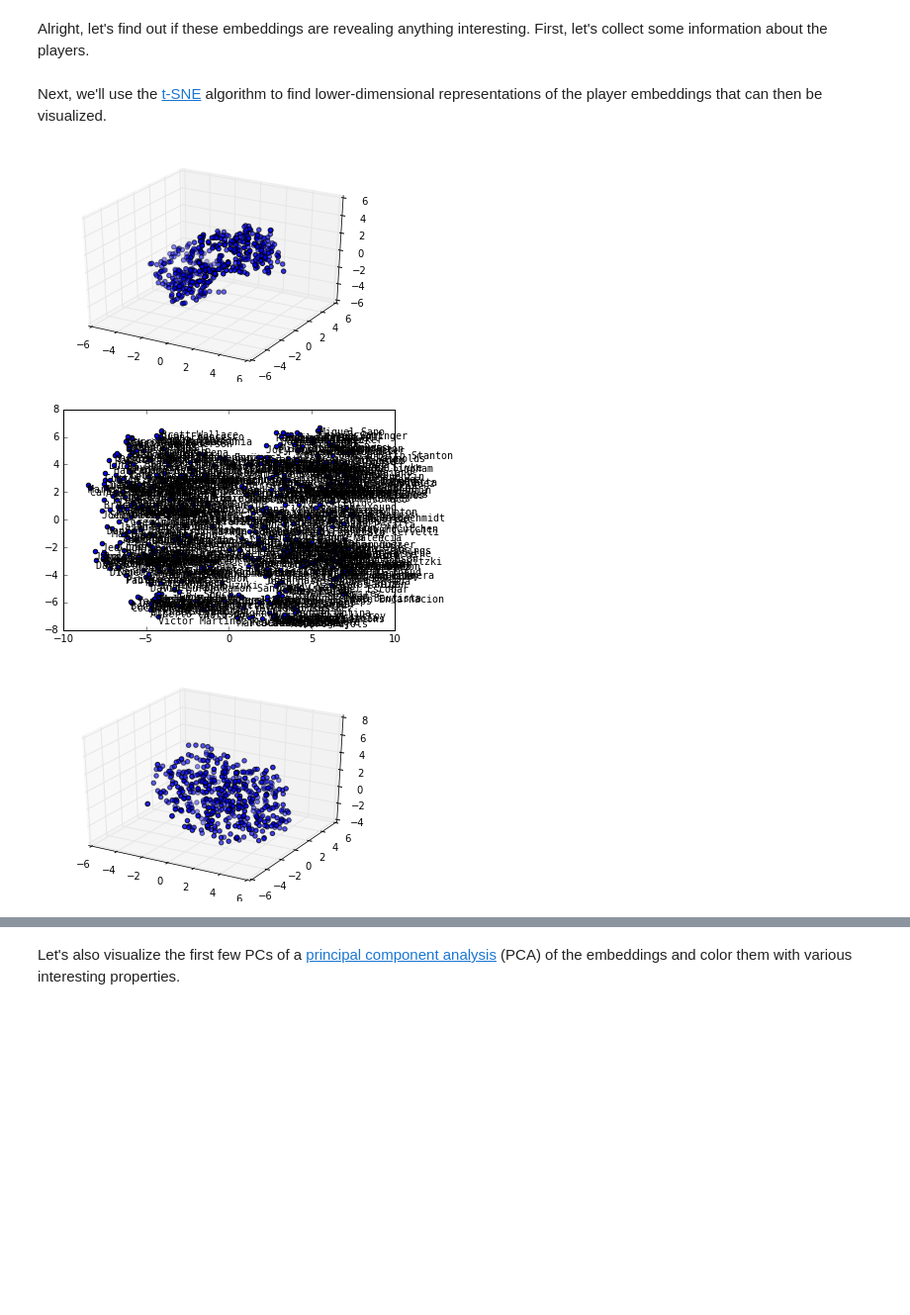
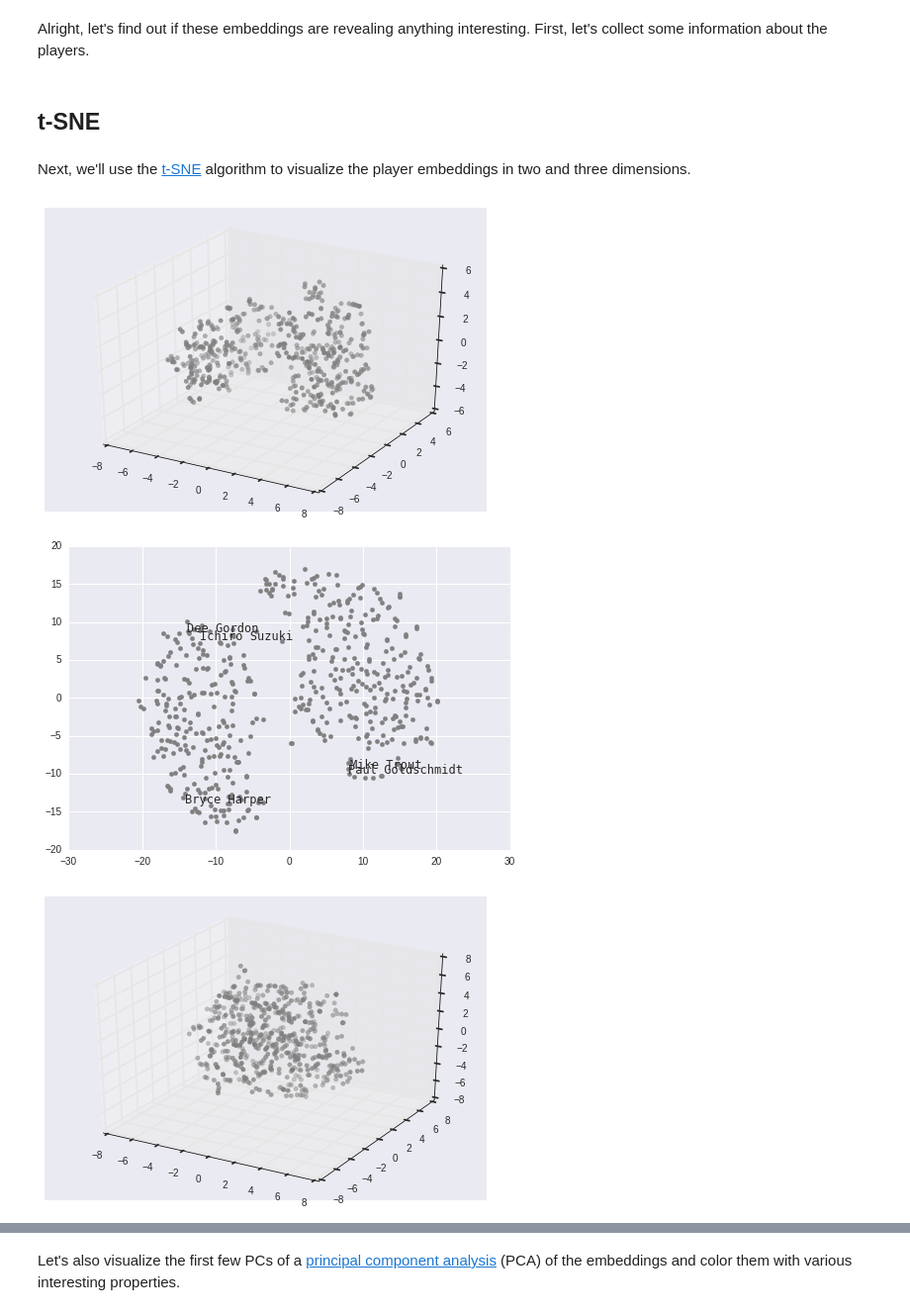
Before and after one commit to airalcorn2/batter-pitcher-2vec, a Jupyter notebook: batter_pitcher_2vec.ipynb, the cells around one changed output, grey strips where cells are left out. Shown at 99% size. Cells and saved outputs as stored; diff of their text form; code cells hidden in the pictures; blank space fills up the shorter version.

```diff
--- a/batter_pitcher_2vec.ipynb
+++ b/batter_pitcher_2vec.ipynb
@@ -303,15 +389,12 @@ Having trained the model, let's go ahead and fetch the distributed representatio
 # %%
 from keras import backend
 
-get_batter_vec = backend.function([batter_embed.input], batter_embed.output)
-get_pitcher_vec = backend.function([pitcher_embed.input], pitcher_embed.output)
+get_batter_vec = backend.function([batter_idx], batter_embed)
+get_pitcher_vec = backend.function([pitcher_idx], pitcher_embed)
 
-batter_vecs = [get_batter_vec([np.array([[i]])]) for i in range(NUM_BATTERS)]
-pitcher_vecs = [get_pitcher_vec([np.array([[i]])]) for i in range(NUM_PITCHERS)]
-
-# Get distributed representation of players.
-batter_vecs = np.array(batter_vecs).reshape((NUM_BATTERS, VEC_SIZE))
-pitcher_vecs = np.array(pitcher_vecs).reshape((NUM_PITCHERS, VEC_SIZE))
+# Retrieve distributed representation of players.
+batter_vecs = get_batter_vec([np.array(range(NUM_BATTERS)).reshape((NUM_BATTERS, 1))])
+pitcher_vecs = get_pitcher_vec([np.array(range(NUM_PITCHERS)).reshape((NUM_PITCHERS, 1))])
 player_vecs = {"batter": batter_vecs, "pitcher": pitcher_vecs}
 # %% [markdown]
 Alright, let's find out if these embeddings are revealing anything interesting. First, let's collect some information about the players.
@@ -333,48 +416,63 @@ for data_file in data_files:
             position = parts[6]
             player_data[player_id] = {"name": name, "batting_hand": batting_hand,
                                       "throwing_hand": throwing_hand, "position": position}
+# %% [markdown]
+## t-SNE
 # %% [markdown]
-Next, we'll use the [t-SNE](https://en.wikipedia.org/wiki/T-distributed_stochastic_neighbor_embedding) algorithm to find lower-dimensional representations of the player embeddings that can then be visualized.
+Next, we'll use the [t-SNE](https://en.wikipedia.org/wiki/T-distributed_stochastic_neighbor_embedding) algorithm to visualize the player embeddings in two and three dimensions.
 # %%
-import matplotlib.pyplot as plt
-
 from mpl_toolkits.mplot3d import Axes3D
 from sklearn.manifold import TSNE
 
 NUM_PLAYERS = {"batter": NUM_BATTERS, "pitcher": NUM_PITCHERS}
 
 
 def run_tsne(player_type):
+    """Run a t-SNE on the player embeddings.
+
+    :param player_type:
+    :return:
+    """
     player_names = []
     for i in range(NUM_PLAYERS[player_type]):
         player_id = categories[player_type][i]
         player_names.append(player_data[player_id]["name"])
 
-    tsne = TSNE(n_components = 3, learning_rate = 100)
+    params = {"batter": {"perplexity": 20, "learning_rate": 200, "init": "pca"},
+              "pitcher": {"perplexity": 20, "learning_rate": 200, "init": "random"}}
+    tsne = TSNE(n_components = 3, **params[player_type])
     manifold_3d = tsne.fit_transform(player_vecs[player_type])
 
     fig = plt.figure()
     ax = fig.add_subplot(111, projection = "3d")
-    ax.scatter(manifold_3d[:, 0], manifold_3d[:, 1], manifold_3d[:, 2])
+    ax.scatter(manifold_3d[:, 0], manifold_3d[:, 1], manifold_3d[:, 2], color = "gray")
 
     plt.show()
 
-    tsne = TSNE(n_components = 2, learning_rate = 100)
+    params = {"batter": {"perplexity": 20, "learning_rate": 550, "init": "pca"},
+              "pitcher": {"perplexity": 20, "learning_rate": 200, "init": "random"}}
+    tsne = TSNE(n_components = 2, **params[player_type])
     manifold_2d = tsne.fit_transform(player_vecs[player_type])
     (x, y) = (manifold_2d[:, 0], manifold_2d[:, 1])
 
-    plt.scatter(x, y)
+    plt.scatter(x, y, color = "gray")
+    interesting_batters = {"Mike Trout", "Paul Goldschmidt", "Dee Gordon", "Ichiro Suzuki",
+                           "Bryce Harper"}
+    interesting_pitchers = {"Clayton Kershaw", "Felix Hernandez", "Madison Bumgarner",
+                            "Aroldis Chapman", "Dellin Betances"}
+    interesting_players = {"batter": interesting_batters, "pitcher": interesting_pitchers}
     for i in range(len(player_names)):
-        plt.text(x[i], y[i], player_names[i], va = "top", family = "monospace")
+        if player_names[i] in interesting_players[player_type]:
+            plt.text(x[i], y[i], player_names[i], va = "top", family = "monospace")
 
     plt.show()
 
     return manifold_3d
 
 
 tsne_batters = run_tsne("batter")
 tsne_pitchers = run_tsne("pitcher")
 # %% [output]
-[figure, old version]
+[figure, new version]
-[figure, old version]
+[figure, new version]
-[figure, old version]
+[figure, new version]
```
Also changed, not shown: parts of 68 cells of this notebook, 22 other files.
